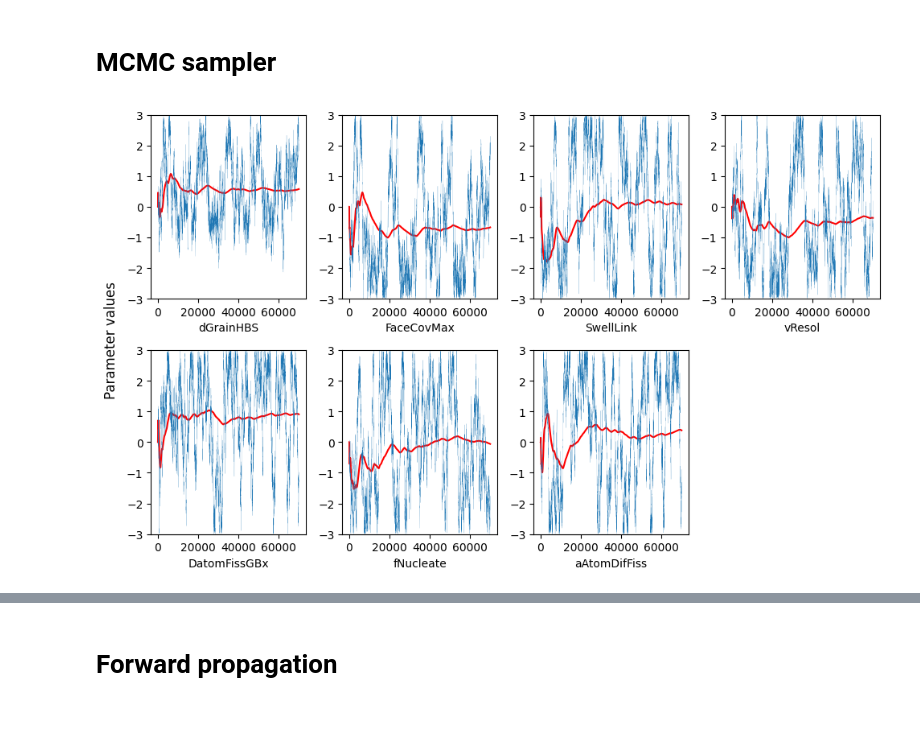
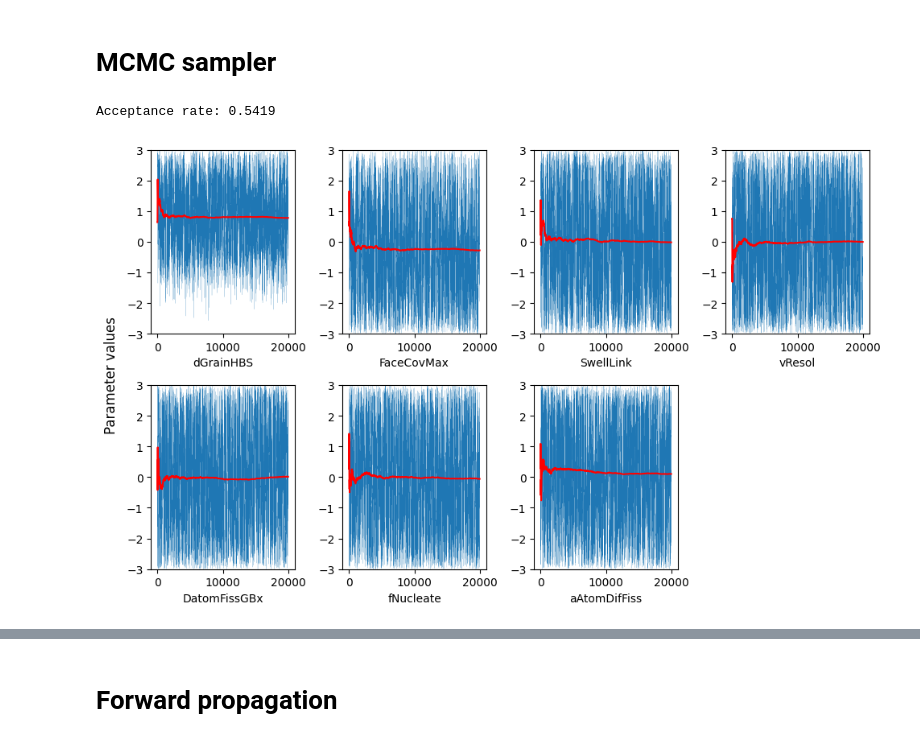
Before and after one commit to ahasan3-ncsu/wd-swelling, a Jupyter notebook: inv_uq/iuq_with_multivariate.ipynb, the cells around one changed output, grey strips where cells are left out. Cells and saved outputs as stored; diff of their text form; code cells hidden in the pictures.

Commit message:
Refine the MCMC sampler
- Propose candidate X in one step
- Compute the acceptance rate of the sampler

```diff
--- a/inv_uq/iuq_with_multivariate.ipynb
+++ b/inv_uq/iuq_with_multivariate.ipynb
@@ -68,7 +36,7 @@ X = xscaler.fit_transform(features)
 y1 = lo_data['fuel_swelling']
 y2 = hi_data['fuel_swelling']
 # %%
-reg1 = linear_model.Lasso(alpha=0.0001)
+reg1 = linear_model.Lasso(alpha=0.001)
 reg2 = linear_model.Lasso(alpha=0.05)
 # %%
 reg1.fit(X, y1)
@@ -89,0 +79,3 @@ print(reg1.coef_,
+# %%
+cov12 = 0.007
+mvn = cr_multivar_gaussian(mu1, sig, mu2, sig, cov12)
@@ -96,54 +107,49 @@ def candidate_dist(x, sig):
 def mcmc_sampler(num_param, initial_state, proposal_sig,
                  surrogates, target_mvn, num_samples):
     samples = [initial_state]
+    accepted = 0
 
     for ii in range(num_samples):
         current_state = samples[-1]
+        proposed_state = proposal_dist(current_state, proposal_sig)
 
-        for jj in range(num_param):
-            current_p = current_state[jj]
-            proposed_p = 6
-            while (abs(proposed_p) > 3):
-                proposed_p = candidate_dist(current_p, proposal_sig)
+        fs1_curr = surrogates[0].predict([[*current_state]])[0]
+        fs2_curr = surrogates[1].predict([[*current_state]])[0]
 
-            proposed_state = copy.deepcopy(current_state)
-            proposed_state[jj] = proposed_p
+        fs1_prop = surrogates[0].predict([[*proposed_state]])[0]
+        fs2_prop = surrogates[1].predict([[*proposed_state]])[0]
 
-            fs1_curr = surrogates[0].predict([[*current_state]])[0]
-            fs2_curr = surrogates[1].predict([[*current_state]])[0]
+        acceptance_ratio = target_mvn.pdf([fs1_prop, fs2_prop]) / target_mvn.pdf([fs1_curr, fs2_curr])
 
-            fs1_prop = surrogates[0].predict([[*proposed_state]])[0]
-            fs2_prop = surrogates[1].predict([[*proposed_state]])[0]
+        if np.random.rand() < acceptance_ratio:
+            current_state = proposed_state
+            accepted += 1
 
-            acceptance_ratio = target_mvn.pdf([fs1_prop, fs2_prop]) / target_mvn.pdf([fs1_curr, fs2_curr])
+        samples.append(current_state)
 
-            if np.random.rand() < acceptance_ratio:
-                current_state = proposed_state
-
-            # Why not append param set after a single change?
-            samples.append(current_state)
-        #samples.append(current_state)
-
+    print(f"Acceptance rate: {accepted / num_samples}")
     return np.array(samples)
 # %%
-hey = mcmc_sampler(7, np.zeros(7), 0.2, [reg1, reg2], mvn, 10000)
+hey = mcmc_sampler(7, np.random.rand(7), 1.2, [reg1, reg2], mvn, 20000)
+# %% [output]
+Acceptance rate: 0.5419
 # %%
 fig, axes = plt.subplots(nrows=2, ncols=4, figsize=(10, 6))
 
 for i, ax in enumerate(axes.flatten()[:-1]):
     cdat = hey[:,i]
     cavg = np.cumsum(cdat) / np.arange(1, len(cdat)+1)
-    ax.plot(cavg, c='r')
-    ax.plot(cdat, lw=0.1)
+    ax.plot(cdat, lw=0.1, zorder=1)
+    ax.plot(cavg, c='r', zorder=2)
     ax.set_xlabel(lo_data.columns[i])
     ax.set_ylim([-3, 3])
 
 fig.delaxes(axes[1,3])
 fig.supylabel('Parameter values')
 plt.tight_layout()
 plt.show()
 # %% [output]
-[figure, old version]
+[figure, new version]
 # %%
 fig, axes = plt.subplots(nrows=2, ncols=4, figsize=(10, 6))
 
```
Also changed, not shown: parts of 21 cells of this notebook.
